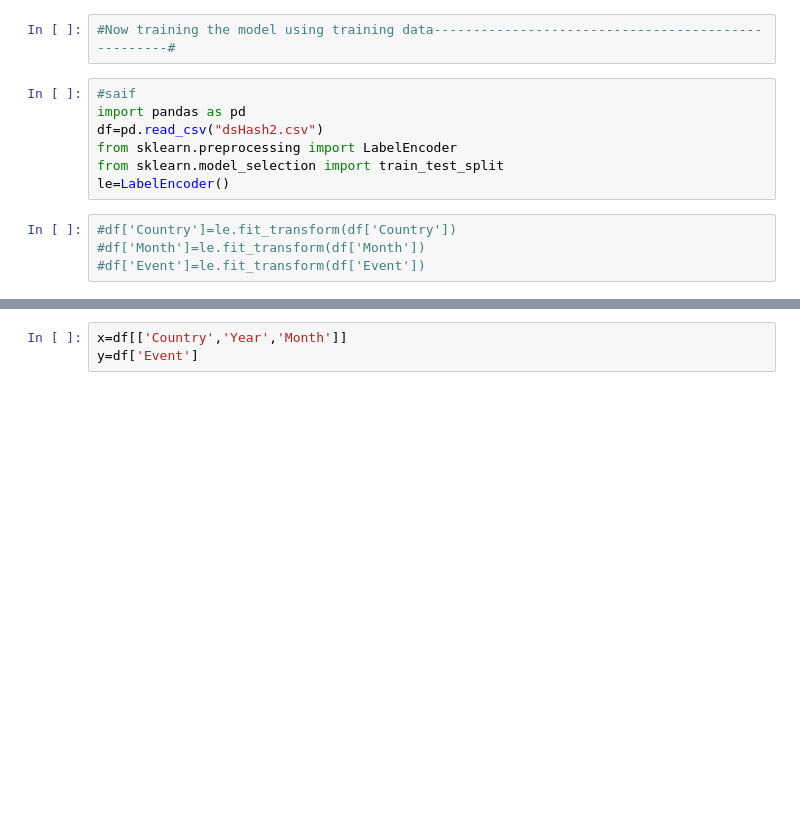
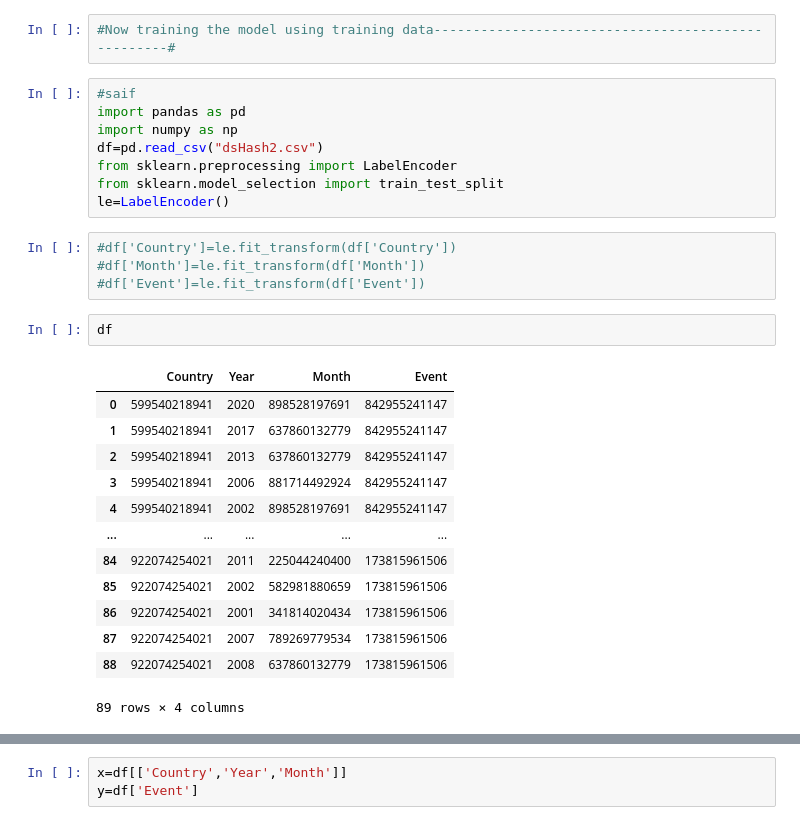
Before and after one commit to suraj-kumar-github/btp, a Jupyter notebook: xltomodel.ipynb, the cells around one changed output, grey strips where cells are left out. Saved outputs shown, nothing was run; the diff lists cells and outputs as text; blank space fills up the shorter version.

```diff
--- a/xltomodel.ipynb
+++ b/xltomodel.ipynb
@@ -275,6 +275,7 @@ getCountry(599540218941)
 # %%
 #saif
 import pandas as pd
+import numpy as np
 df=pd.read_csv("dsHash2.csv")
 from sklearn.preprocessing import LabelEncoder
 from sklearn.model_selection import train_test_split
@@ -283,3 +284,19 @@ le=LabelEncoder()
 #df['Country']=le.fit_transform(df['Country'])
 #df['Month']=le.fit_transform(df['Month'])
 #df['Event']=le.fit_transform(df['Event'])
+# %%
+df
+# %% [output]
+|  | Country | Year | Month | Event |
+| 0 | 599540218941 | 2020 | 898528197691 | 842955241147 |
+| 1 | 599540218941 | 2017 | 637860132779 | 842955241147 |
+| 2 | 599540218941 | 2013 | 637860132779 | 842955241147 |
+| 3 | 599540218941 | 2006 | 881714492924 | 842955241147 |
+| 4 | 599540218941 | 2002 | 898528197691 | 842955241147 |
+| ... | ... | ... | ... | ... |
+| 84 | 922074254021 | 2011 | 225044240400 | 173815961506 |
+| 85 | 922074254021 | 2002 | 582981880659 | 173815961506 |
+| 86 | 922074254021 | 2001 | 341814020434 | 173815961506 |
+| 87 | 922074254021 | 2007 | 789269779534 | 173815961506 |
+| 88 | 922074254021 | 2008 | 637860132779 | 173815961506 |
+89 rows × 4 columns
```
Also changed, not shown: parts of 9 cells of this notebook.
